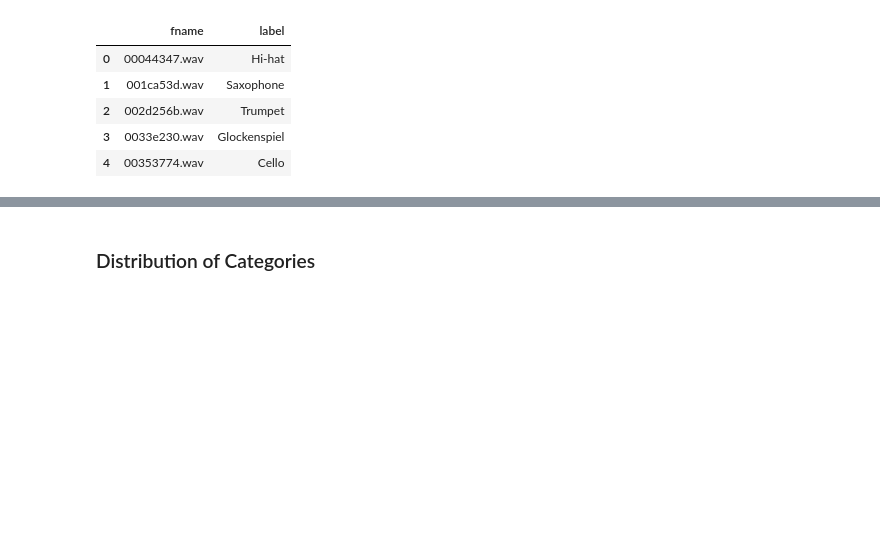
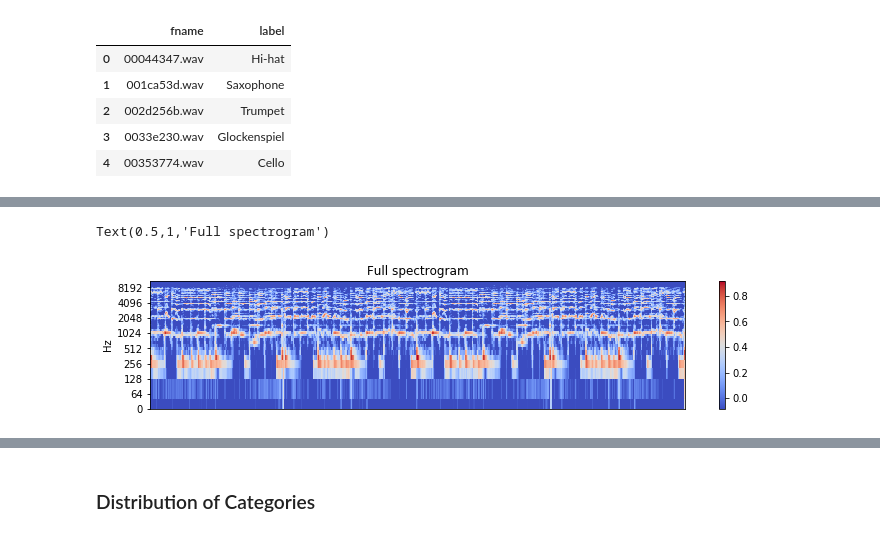
Before and after one commit to blakewest/FastAudIo, a Jupyter notebook: scratch/tdickey_draft.ipynb, the cells around one changed output, grey strips where cells are left out. Saved outputs shown, nothing was run; the diff lists cells and outputs as text; code cells hidden in the pictures; blank space fills up the shorter version.

```diff
--- a/scratch/tdickey_draft.ipynb
+++ b/scratch/tdickey_draft.ipynb
@@ -98,0 +98,4 @@ test_wavs = (PATH/'audio_test').glob('*.wav')
+# %%
+aud, sr = librosa.load('data/freesound/audio_test/b39975f5.wav')
+aud = np.append(aud,0.0001)
+aud, sr
@@ -98,0 +116,2 @@ test_wavs = (PATH/'audio_test').glob('*.wav')
+# %%
+a = get_audio(next(trn_wavs), melspect=True, feature_name='log_mel_spec'); a.shape
@@ -98,0 +124,5 @@ test_wavs = (PATH/'audio_test').glob('*.wav')
+# %%
+D = librosa.amplitude_to_db(a, ref=np.max);
+print(D.shape, D[:5])
+D = (D + 80.0) / 80.0
+D.shape, D[:5]
@@ -98,0 +133,6 @@ test_wavs = (PATH/'audio_test').glob('*.wav')
+# %%
+aud = librosa.feature.melspectrogram(a, n_mels=n_mels)
+aud = librosa.amplitude_to_db(aud, ref=1.0, amin=1e-2)
+print(aud.shape, aud[:5])
+aud = (aud) / 80.0
+aud.shape, aud[:5]
@@ -98,0 +151,13 @@ test_wavs = (PATH/'audio_test').glob('*.wav')
+# %%
+# Pre-compute a global reference power from the input spectrum
+rp = np.max(np.abs(D))
+
+plt.figure(figsize=(12, 8))
+
+plt.subplot(3, 1, 1)
+librosa.display.specshow(aud, y_axis='log')
+plt.colorbar()
+plt.title('Full spectrogram')
+# %% [output]
+Text(0.5,1,'Full spectrogram')
+[figure, added]
```
Also changed, not shown: parts of 78 cells of this notebook, 12 other files.
